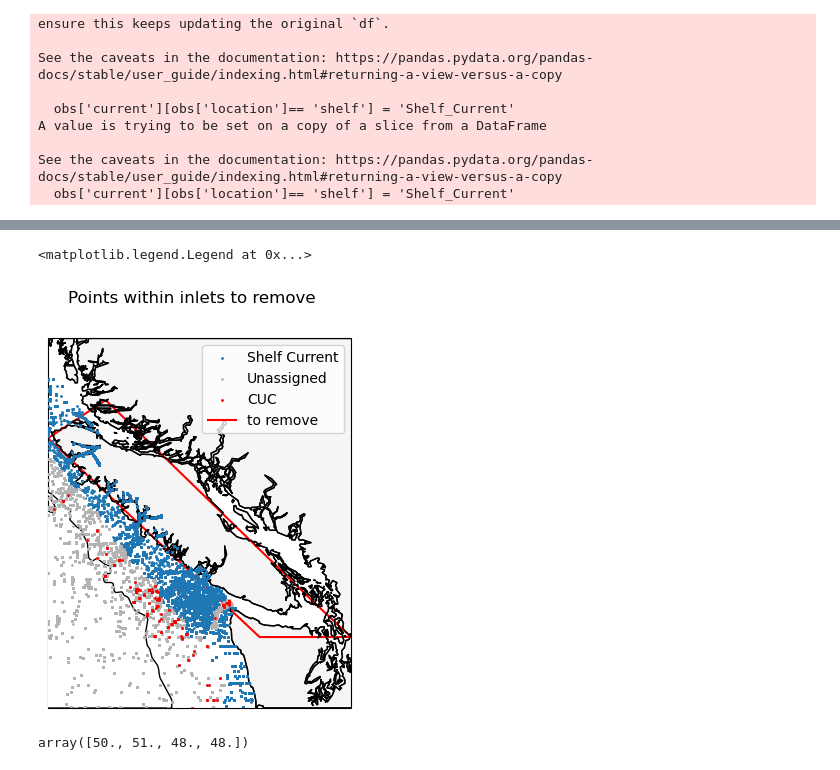
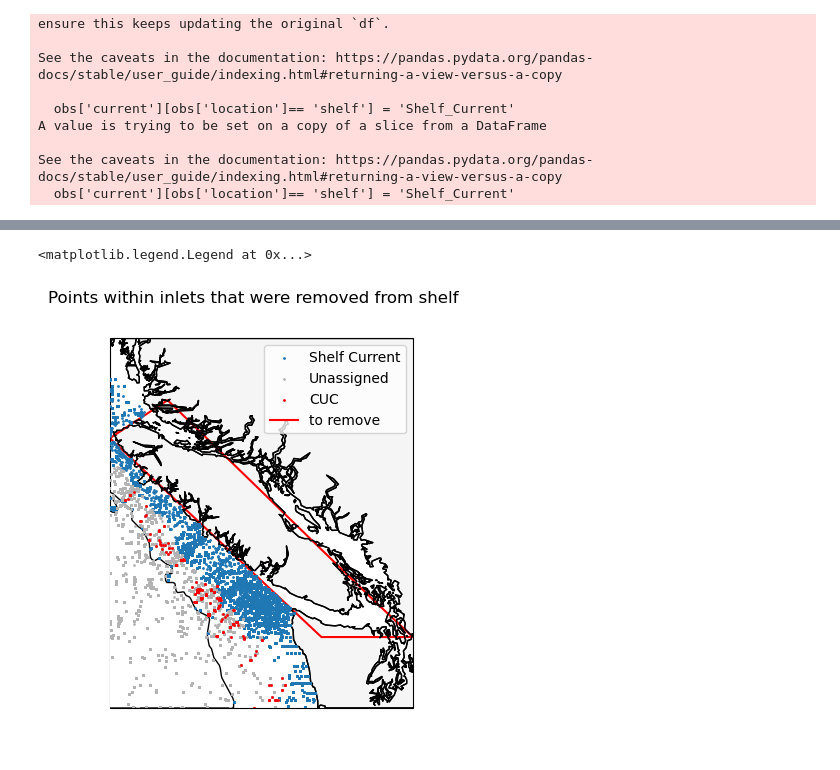
Before and after one commit to SalishSeaCast/analysis-griffon, a Jupyter notebook: notebooks/DefiningCurrentRegions.ipynb, the cells around one changed output, grey strips where cells are left out. Saved outputs shown, nothing was run; the diff lists cells and outputs as text; code cells hidden in the pictures.

Commit message:
Ran lynch cove ariane run. Did the analysis for it in PennCovePlot and worked more on defining CUC and CC.

```diff
--- a/notebooks/DefiningCurrentRegions.ipynb
+++ b/notebooks/DefiningCurrentRegions.ipynb
@@ -178,6 +238,6 @@ See the caveats in the documentation: https://pandas.pydata.org/pandas-docs/stab
 # %%
 obs['location'] = obs_gdf['location_type']
-obs.location[obs.location=='shelf'] = obs_200['location_type']
+obs.location[obs.location=='shelf'] = obs_500['location_type']
 # %% [output]
 You are setting values through chained assignment. Currently this works in certain cases, but when using Copy-on-Write (which will become the default behaviour in pandas 3.0) this will never work to u ...
 A typical example is when you are setting values in a column of a DataFrame, like:
@@ -232,11 +292,22 @@ obs['month'] = [obs.time[i].month for i in obs.index]
 # %%
 # Seperating Shelf current
 obs['current'] = ""
+poly = np.array([[-128.5, 50.7],
+         [-127.3, 51.2],
+         [-122.2, 48],
+         [-124.1, 48],
+         [-128.5, 50.7]])
+polygon = Polygon(poly)
 
 # Adding all points on the shelf to our overall shelf current
 obs['current'][obs['location']== 'shelf'] = 'Shelf_Current'
+
 # Removing shelf current rows that do not fulfill our minimum salinity requirements (river water)
 obs = obs[~((obs['current'] == 'Shelf_Current') & (obs['salinity (g kg-1)'] < 31.5))]
+
+# Removing shelf current rows inside inlets in Vancouver Island (polygon used here originally plotted out below)
+mask = obs.apply(lambda row: polygon.contains(Point(row['longitude (degrees_east)'], row['latitude (degrees_north)'])), axis=1)
+obs = obs[~mask].reset_index(drop=True)
 # %% [output]
 You are setting values through chained assignment. Currently this works in certain cases, but when using Copy-on-Write (which will become the default behaviour in pandas 3.0) this will never work to u ...
 A typical example is when you are setting values in a column of a DataFrame, like:
@@ -324,39 +395,35 @@ fig, ax = plt.subplots(1,1, subplot_kw={'projection': crs.Mercator(np.mean(xlim)
 # Make plot area
 ax.set_extent(xlim + ylim)
 
 # Draw coastline
 ax.add_feature(feature.GSHHSFeature('intermediate', facecolor='whitesmoke', zorder=2))
 ax.add_feature(feature.GSHHSFeature('intermediate', edgecolor='k', zorder=4))
 
 # and bathymetry..?
 ax.add_feature(feature.NaturalEarthFeature(name='bathymetry_I_2000', scale='10m', category='physical',facecolor='white', edgecolor='k',zorder=4))
 
 # points
 ax.scatter(obs['longitude (degrees_east)'][obs.current == 'Shelf_Current'],obs['latitude (degrees_north)'][obs.current == 'Shelf_Current'], transform=crs.PlateCarree(),s=1,zorder=5,label='Shelf Current')
 ax.scatter(obs['longitude (degrees_east)'][obs.current == ''],obs['latitude (degrees_north)'][obs.current == ''], c='0.7', transform=crs.PlateCarree(),s=1,zorder=5,label='Unassigned')
 ax.scatter(obs['longitude (degrees_east)'][obs.current == 'CUC'],obs['latitude (degrees_north)'][obs.current == 'CUC'], c='r', transform=crs.PlateCarree(),s=1,zorder=5,label='CUC')
 
 poly = np.array([[-128.5, 50.7],
          [-127.3, 51.2],
          [-122.2, 48],
          [-124.1, 48],
          [-128.5, 50.7]])
 ax.plot(poly[:,0], poly[:,1], c='r', transform=crs.PlateCarree(), label='to remove')
 
 #cuttoffs
 # ax.plot([-127.7,-125],[49,49], 'k--', transform=crs.PlateCarree(),zorder=7,label='N summer')
 # ax.plot([-126.1,-124.1],[47.3,47.3], 'k.-', transform=crs.PlateCarree(),zorder=7,label='S summer')
 # ax.plot([-130,-128],[50.5,50.5], 'k', transform=crs.PlateCarree(),zorder=7,label='N/S winter?')
-plt.suptitle('Points within inlets to remove')
+plt.suptitle('Points within inlets that were removed from shelf')
 
 ax.legend()
 # %% [output]
 <matplotlib.legend.Legend at 0x...>
-[figure, old version]
+[figure, new version]
-# %%
-poly[:,1]
-# %% [output]
-array([50., 51., 48., 48.])
 # %%
 obs_cuc = obs[obs["current"] == 'CUC']
 obs_cuc
```
Also changed, not shown: parts of 14 cells of this notebook, 3 other files.
